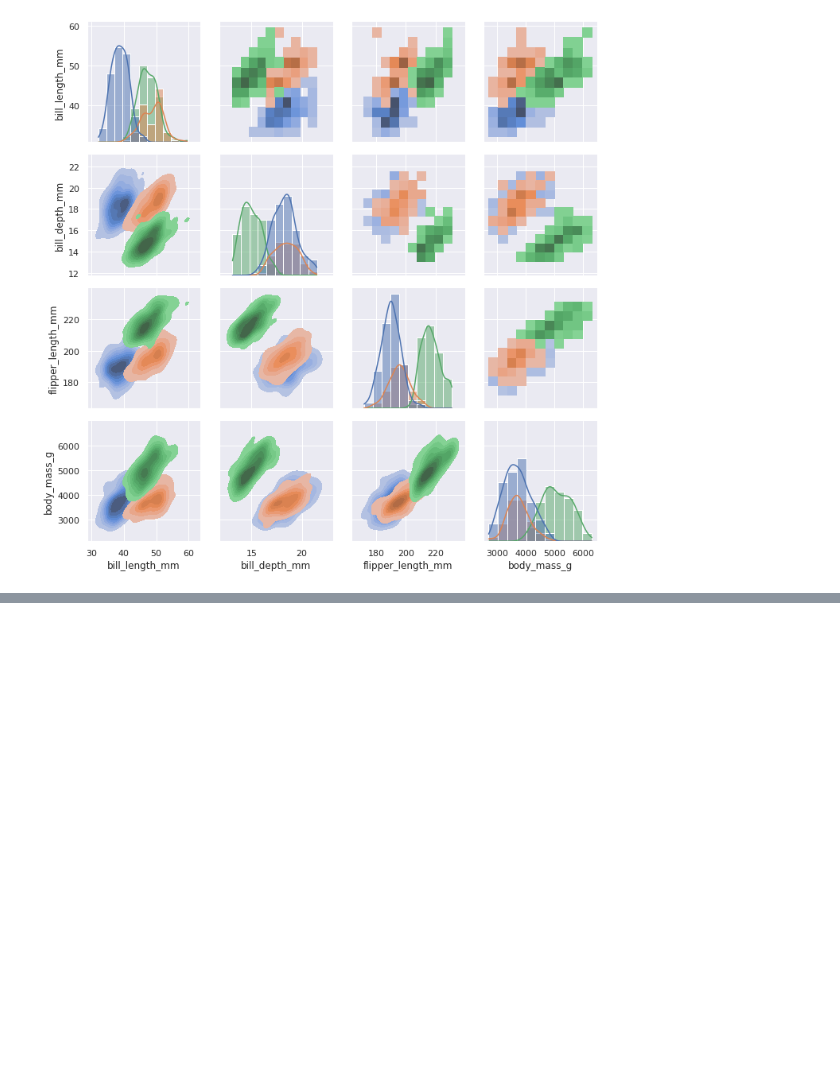
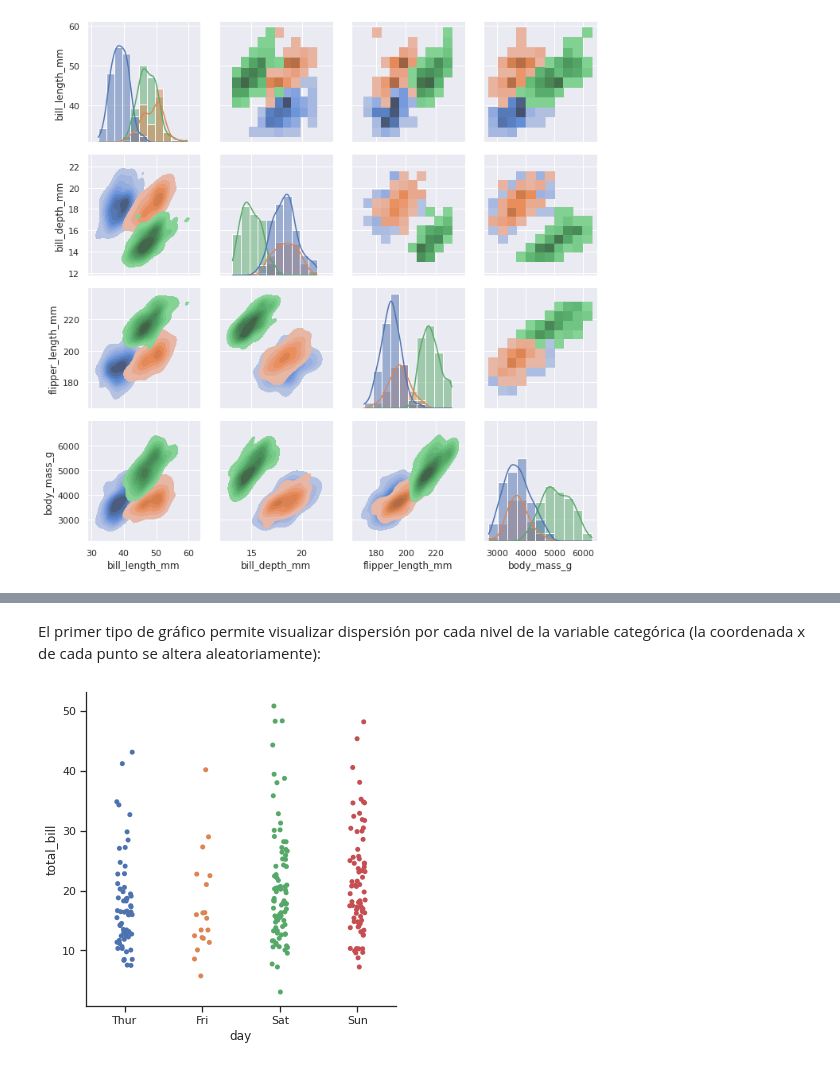
Before and after one commit to luisbarboza27/Notebooks_CA0502, a Jupyter notebook: Semana_5_2.ipynb, the cells around one changed output, grey strips where cells are left out. Cells and saved outputs as stored; diff of their text form; code cells hidden in the pictures; blank space fills up the shorter version.

```diff
--- a/Semana_5_2.ipynb
+++ b/Semana_5_2.ipynb
@@ -414,0 +419,4 @@ g.map_diag(sns.histplot, kde=True)
+# %%
+import seaborn as sns
+import matplotlib.pyplot as plt
+sns.set_theme(style="ticks", color_codes=True)
@@ -414,0 +425,3 @@ g.map_diag(sns.histplot, kde=True)
+# %%
+tips = sns.load_dataset("tips")
+tips.head()
@@ -414,0 +435,6 @@ g.map_diag(sns.histplot, kde=True)
+# %% [markdown]
+El primer tipo de gráfico permite visualizar dispersión por cada nivel de la variable categórica (la coordenada x de cada punto se altera aleatoriamente):
+# %%
+sns.catplot(x="day", y="total_bill", data=tips);  # jitter=True
+# %% [output]
+[figure, added]
```
Also changed, not shown: parts of 56 cells of this notebook.
